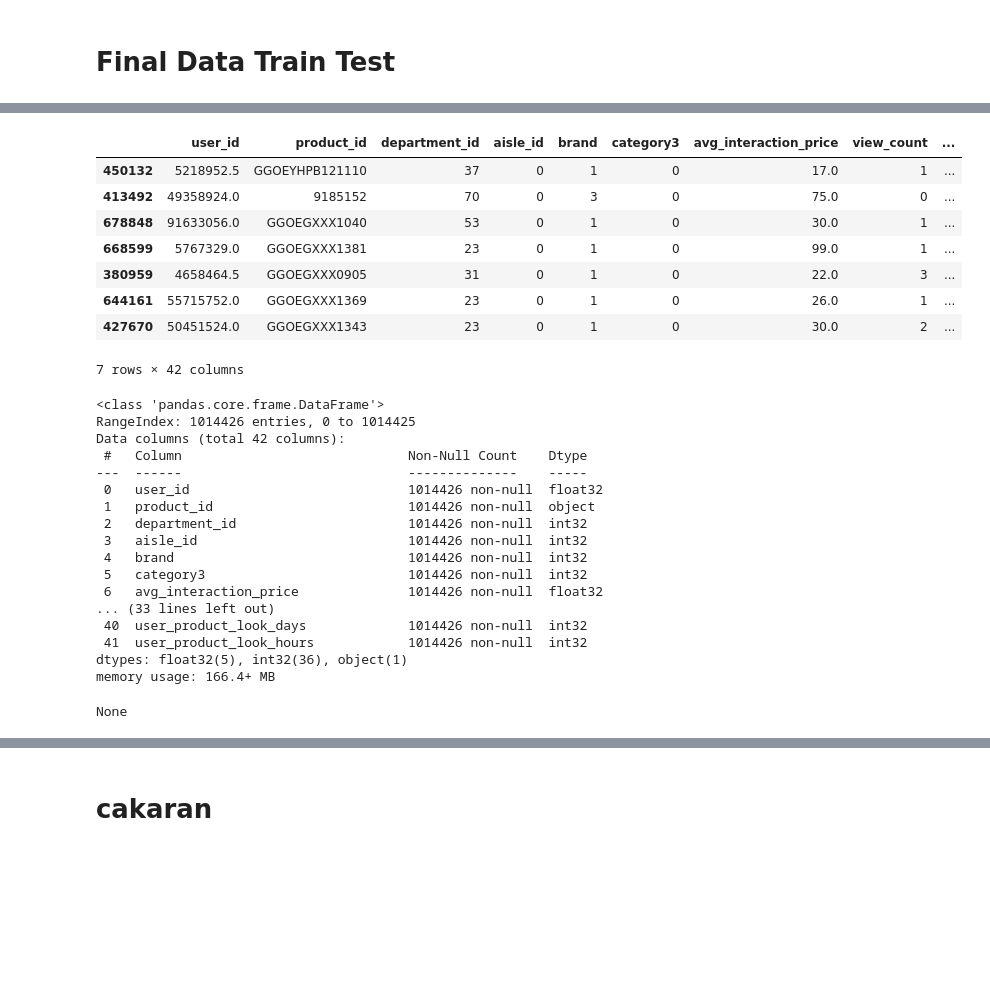
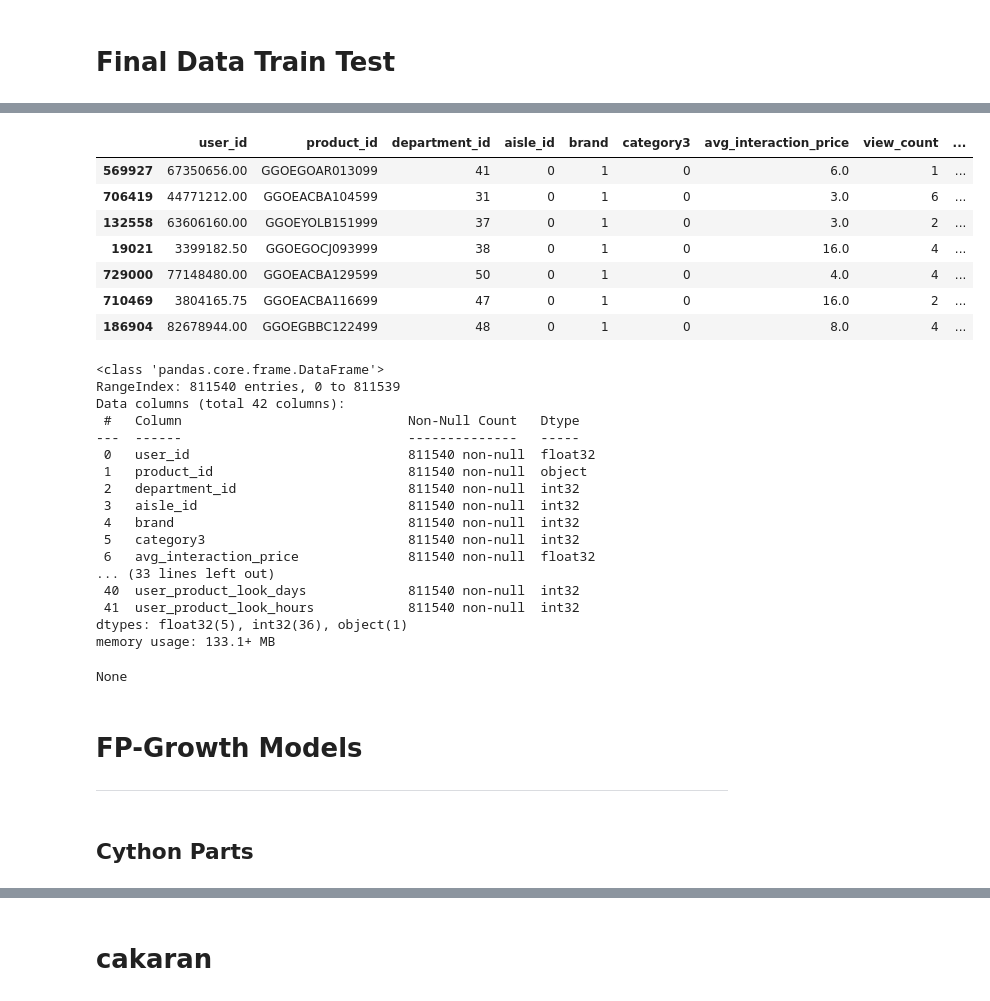
Before and after one commit to masterofray/cooprec_ml-analytics, a Jupyter notebook: notebooks/RC07_FPGrowth_Colaborative_Filtering.ipynb, the cells around one changed output, grey strips where cells are left out. Cells and saved outputs as stored; diff of their text form; code cells hidden in the pictures; blank space fills up the shorter version.

```diff
--- a/notebooks/RC07_FPGrowth_Colaborative_Filtering.ipynb
+++ b/notebooks/RC07_FPGrowth_Colaborative_Filtering.ipynb
@@ -1503,8 +1504,11 @@ logging.basicConfig(
 
 logger = logging.getLogger(__name__)
 # %%
+from pdb import set_trace
+
 class DataTrainTest:
-    def __init__(self, MasterTrainData: pd.DataFrame = None,
+    def __init__(self,
+                 MasterTrainData: pd.DataFrame = None,
                  DBconn: duckdb.DuckDBPyConnection = None,
                  encoder_dir: str = '/content/label_encoders/',
                  duckdb_path: str = '/content/drive/MyDrive/Colab Notebooks/ga4_obfuscated_ecommerce.duckdb'):
@@ -1540,8 +1544,9 @@ class DataTrainTest:
     def _fill_missing_categoricals(self):
         with tqdm(total=4, desc="Filling missing categoricals", colour="#14c44f") as pbar:
             cols = ['department_id', 'aisle_id', 'brand', 'category3']
+            #set_trace()
             for col in cols:
-                if col in self.MasterTrainData.columns:
+                if col in self.MasterTrainData.columns.tolist():
                     self.MasterTrainData[col] = self.MasterTrainData[col].fillna('not_set').astype(str)
                     pbar.update(1)
         logger.info("Missing categorical values filled with 'not_set'")
@@ -1550,7 +1555,7 @@ class DataTrainTest:
         with tqdm(total=5, desc="Creating time duration features", colour="#0a8032") as pbar:
             for col in ['last_interaction_date_gmt9', 'first_interaction_date_gmt9',
                        'last_interaction_time_gmt9', 'first_interaction_time_gmt9']:
-                if col in self.MasterTrainData.columns:
+                if col in self.MasterTrainData.columns.tolist():
                     self.MasterTrainData[col] = pd.to_datetime(self.MasterTrainData[col], errors='coerce')
                     pbar.update(1)
 
@@ -1665,6 +1670,7 @@ class DataTrainTest:
         self._downcast_dtypes()
         self._train_test_split()
         self._save_to_duckdb()
+        gc.collect()
         self._closing(start_time)
         return self
 # %%
@@ -1700,36 +1725,41 @@ WARNING:__main__:Test shape            : (202886, 42)
 # %%
 from copy import deepcopy
-x = deepcopy(TrainTest.FinalMasterData)
-display(x.sample(7))
+pd.set_option('display.max_columns', None)
+mas_train = deepcopy(TrainTest.FinalMasterData_train)
+display(mas_train.sample(7))
 
 print('\n\n')
 
-display(x.info())
+display(mas_train.info())
 # %% [output]
 |  | user_id | product_id | department_id | aisle_id | brand | category3 | avg_interaction_price | view_count | ... |
-| 450132 | 5218952.5 | GGOEYHPB121110 | 37 | 0 | 1 | 0 | 17.0 | 1 | ... |
-| 413492 | 49358924.0 | 9185152 | 70 | 0 | 3 | 0 | 75.0 | 0 | ... |
-| 678848 | 91633056.0 | GGOEGXXX1040 | 53 | 0 | 1 | 0 | 30.0 | 1 | ... |
-| 668599 | 5767329.0 | GGOEGXXX1381 | 23 | 0 | 1 | 0 | 99.0 | 1 | ... |
-| 380959 | 4658464.5 | GGOEGXXX0905 | 31 | 0 | 1 | 0 | 22.0 | 3 | ... |
-| 644161 | 55715752.0 | GGOEGXXX1369 | 23 | 0 | 1 | 0 | 26.0 | 1 | ... |
-| 427670 | 50451524.0 | GGOEGXXX1343 | 23 | 0 | 1 | 0 | 30.0 | 2 | ... |
+| 569927 | 67350656.00 | GGOEGOAR013099 | 41 | 0 | 1 | 0 | 6.0 | 1 | ... |
+| 706419 | 44771212.00 | GGOEACBA104599 | 31 | 0 | 1 | 0 | 3.0 | 6 | ... |
+| 132558 | 63606160.00 | GGOEYOLB151999 | 37 | 0 | 1 | 0 | 3.0 | 2 | ... |
+| 19021 | 3399182.50 | GGOEGOCJ093999 | 38 | 0 | 1 | 0 | 16.0 | 4 | ... |
+| 729000 | 77148480.00 | GGOEACBA129599 | 50 | 0 | 1 | 0 | 4.0 | 4 | ... |
+| 710469 | 3804165.75 | GGOEACBA116699 | 47 | 0 | 1 | 0 | 16.0 | 2 | ... |
+| 186904 | 82678944.00 | GGOEGBBC122499 | 48 | 0 | 1 | 0 | 8.0 | 4 | ... |
-7 rows × 42 columns
+<class 'pandas.core.frame.DataFrame'>
+RangeIndex: 811540 entries, 0 to 811539
+Data columns (total 42 columns):
+ #   Column                             Non-Null Count   Dtype
+---  ------                             --------------   -----
+ 0   user_id                            811540 non-null  float32
+ 1   product_id                         811540 non-null  object
+ 2   department_id                      811540 non-null  int32
+ 3   aisle_id                           811540 non-null  int32
+ 4   brand                              811540 non-null  int32
+ 5   category3                          811540 non-null  int32
+ 6   avg_interaction_price              811540 non-null  float32
+... (33 lines left out)
+ 40  user_product_look_days             811540 non-null  int32
+ 41  user_product_look_hours            811540 non-null  int32
+dtypes: float32(5), int32(36), object(1)
+memory usage: 133.1+ MB
-<class 'pandas.core.frame.DataFrame'>
-RangeIndex: 1014426 entries, 0 to 1014425
-Data columns (total 42 columns):
- #   Column                             Non-Null Count    Dtype
----  ------                             --------------    -----
- 0   user_id                            1014426 non-null  float32
- 1   product_id                         1014426 non-null  object
- 2   department_id                      1014426 non-null  int32
- 3   aisle_id                           1014426 non-null  int32
- 4   brand                              1014426 non-null  int32
- 5   category3                          1014426 non-null  int32
- 6   avg_interaction_price              1014426 non-null  float32
-... (33 lines left out)
- 40  user_product_look_days             1014426 non-null  int32
- 41  user_product_look_hours            1014426 non-null  int32
-dtypes: float32(5), int32(36), object(1)
-memory usage: 166.4+ MB
+None
-None
+# %% [markdown]
+# FP-Growth Models
+---
+# %% [markdown]
+## Cython Parts
```
Also changed, not shown: parts of 20 cells of this notebook.
